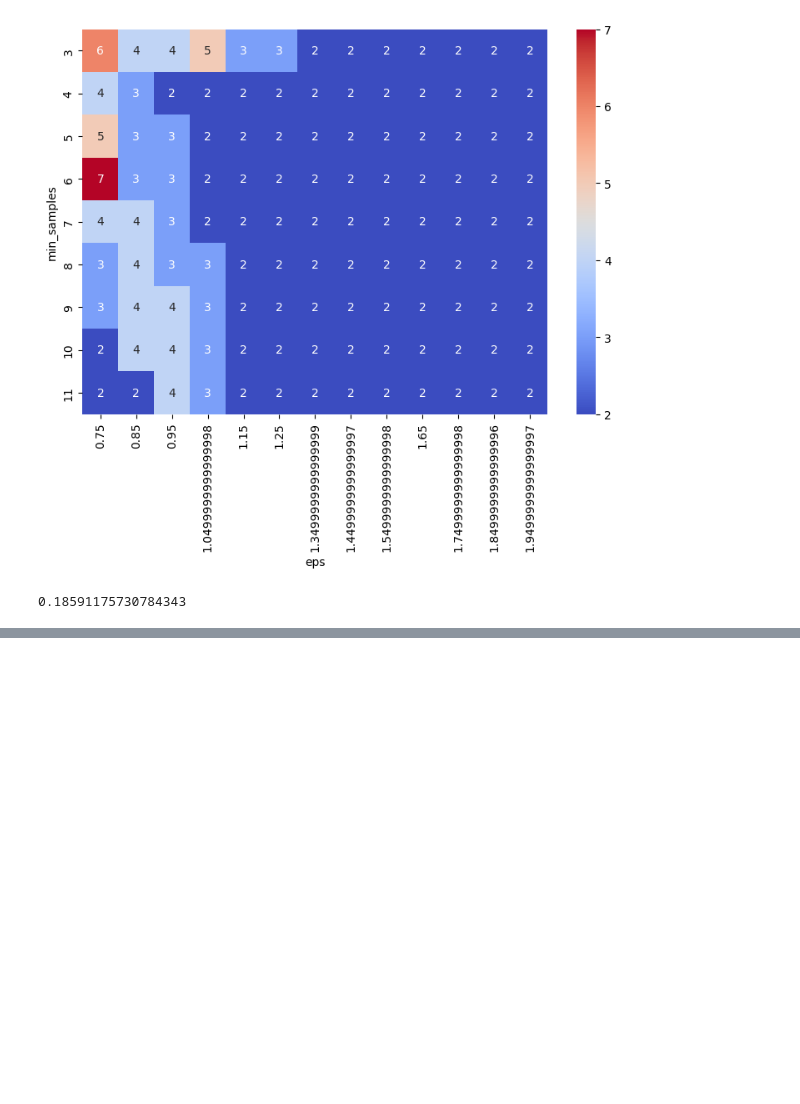
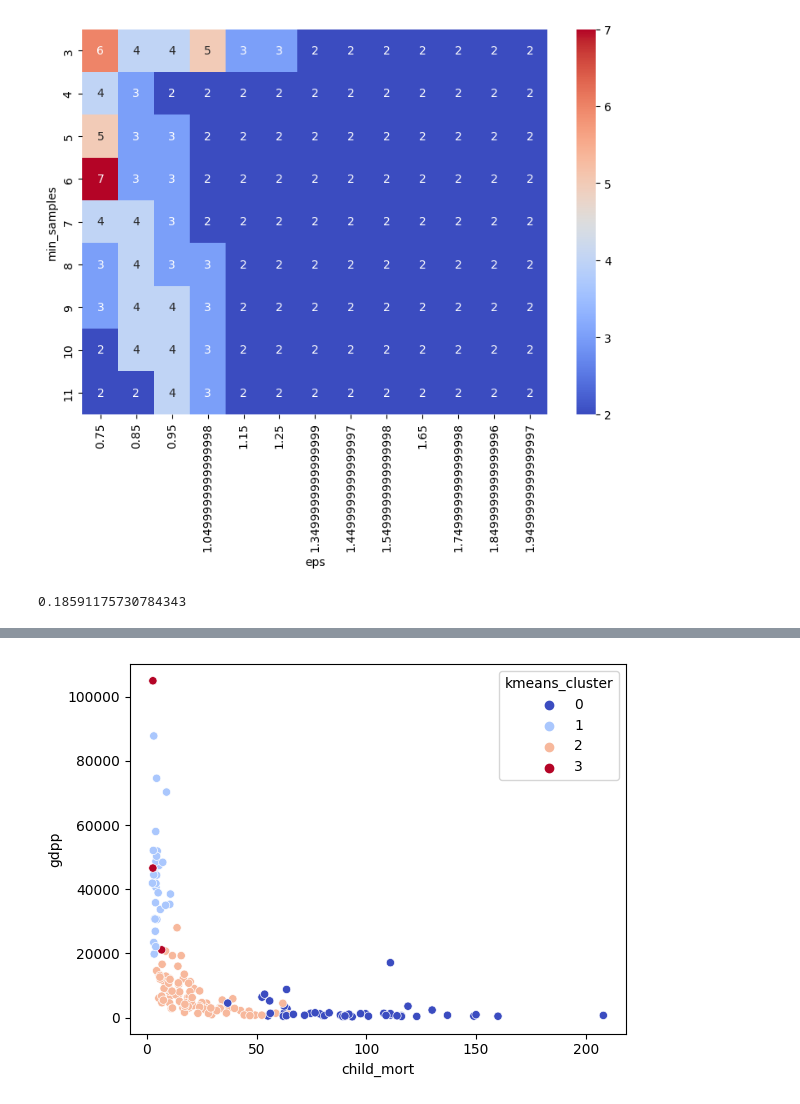
Before and after one commit to PabloJRW/clustering, a Jupyter notebook: proyecto_country.ipynb, the cells around one changed output, grey strips where cells are left out. Saved outputs shown, nothing was run; the diff lists cells and outputs as text; code cells hidden in the pictures; blank space fills up the shorter version.

```diff
--- a/proyecto_country.ipynb
+++ b/proyecto_country.ipynb
@@ -278,0 +289,5 @@ df_country['dbscan_cluster'] = y_dbscan
+# %%
+sns.scatterplot(data=df_country, x='child_mort', y='gdpp', hue='kmeans_cluster', palette='coolwarm')
+plt.show()
+# %% [output]
+[figure, added]
```
Also changed, not shown: parts of 4 cells of this notebook.
